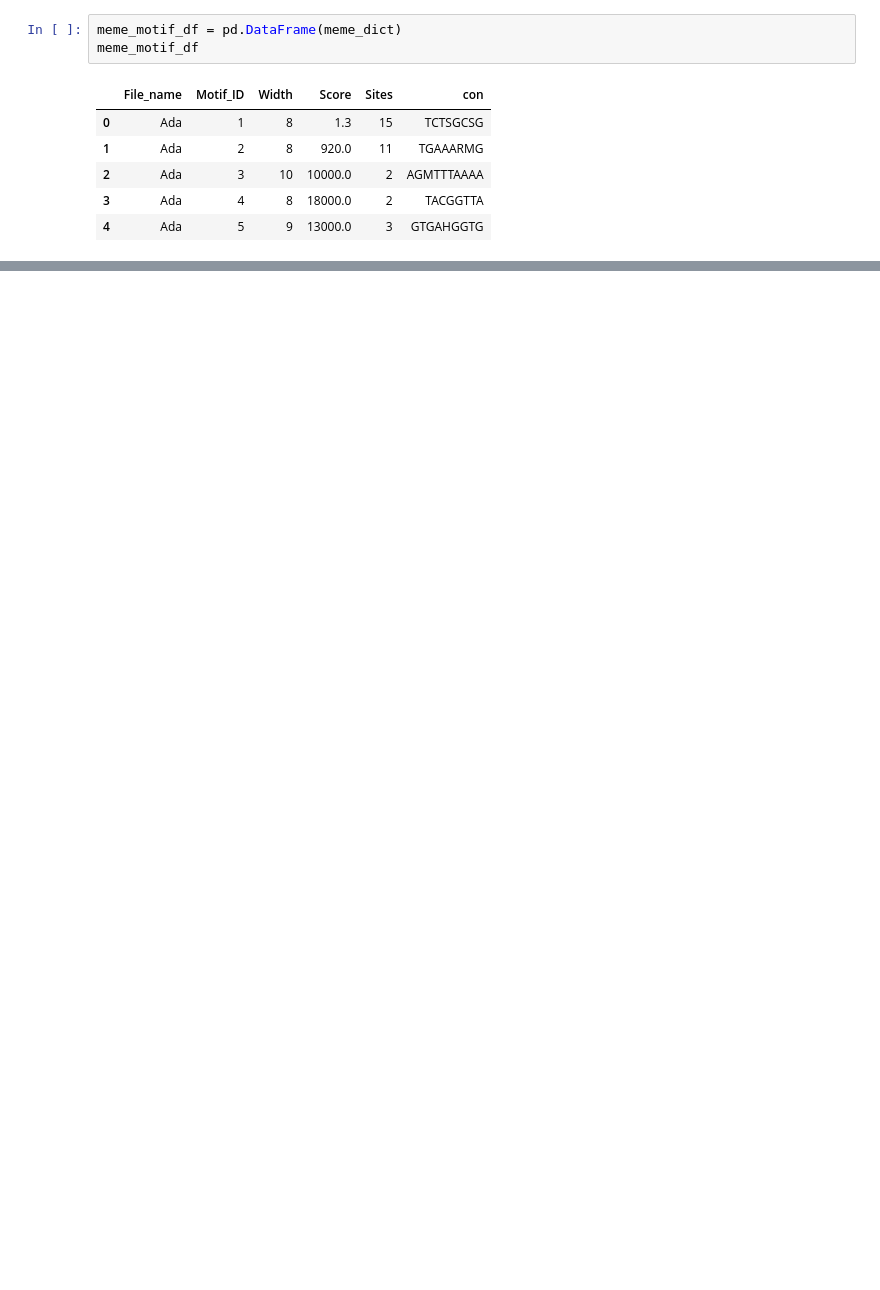
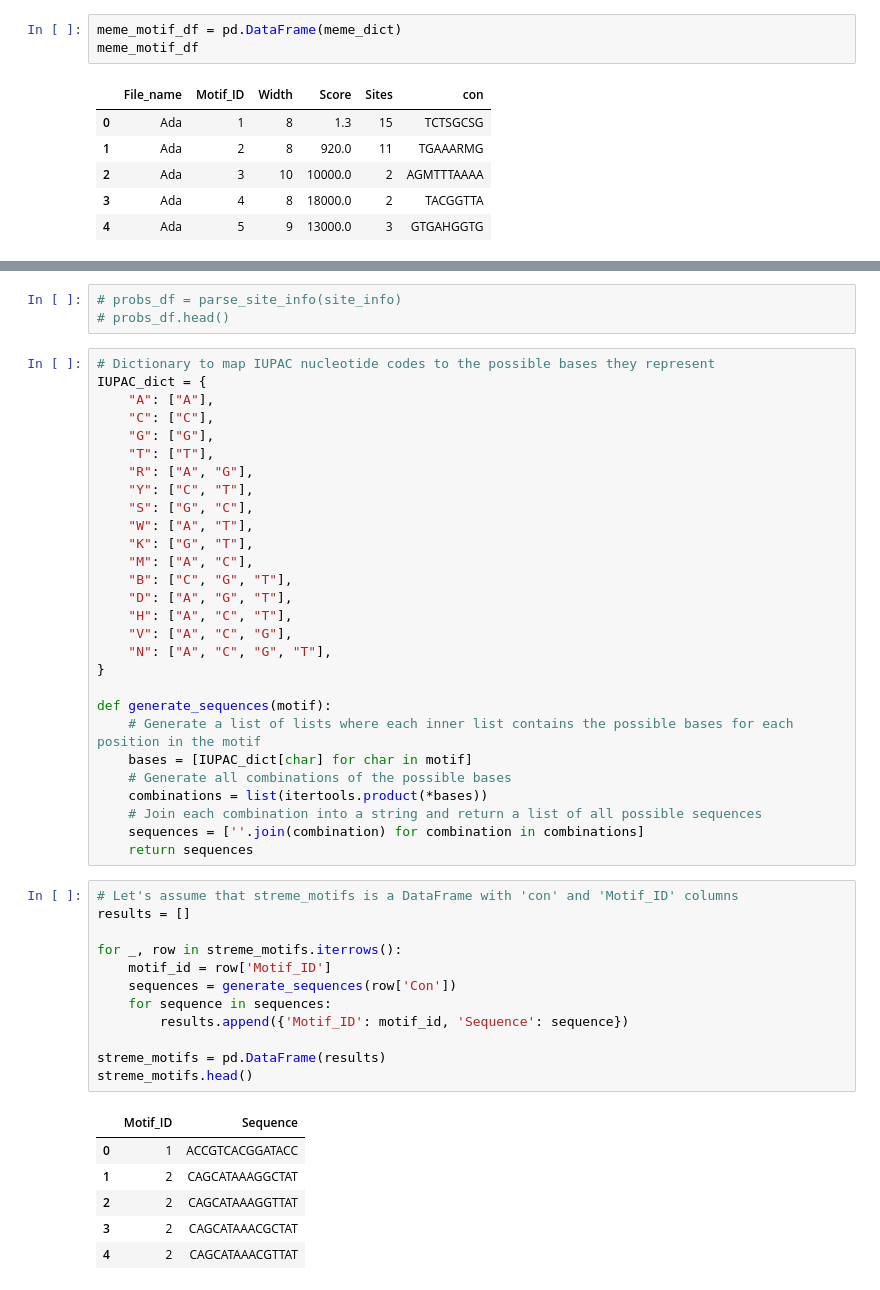
Before and after one commit to SpyrosAlvanakis/Molecular_Algorithms_project, a Jupyter notebook: Regex_for_outputs.ipynb, the cells around one changed output, grey strips where cells are left out. Cells and saved outputs as stored; diff of their text form; blank space fills up the shorter version.

```diff
--- a/Regex_for_outputs.ipynb
+++ b/Regex_for_outputs.ipynb
@@ -332,0 +414,50 @@ pd.DataFrame(meme_site_dict)
+# %%
+# probs_df = parse_site_info(site_info)
+# probs_df.head()
+# %%
+# Dictionary to map IUPAC nucleotide codes to the possible bases they represent
+IUPAC_dict = {
+    "A": ["A"],
+    "C": ["C"],
+    "G": ["G"],
+    "T": ["T"],
+    "R": ["A", "G"],
+    "Y": ["C", "T"],
+    "S": ["G", "C"],
+    "W": ["A", "T"],
+    "K": ["G", "T"],
+    "M": ["A", "C"],
+    "B": ["C", "G", "T"],
+    "D": ["A", "G", "T"],
+    "H": ["A", "C", "T"],
+    "V": ["A", "C", "G"],
+    "N": ["A", "C", "G", "T"],
+}
+
+def generate_sequences(motif):
+    # Generate a list of lists where each inner list contains the possible bases for each position in the motif
+    bases = [IUPAC_dict[char] for char in motif]
+    # Generate all combinations of the possible bases
+    combinations = list(itertools.product(*bases))
+    # Join each combination into a string and return a list of all possible sequences
+    sequences = [''.join(combination) for combination in combinations]
+    return sequences
+# %%
+# Let's assume that streme_motifs is a DataFrame with 'con' and 'Motif_ID' columns
+results = []
+
+for _, row in streme_motifs.iterrows():
+    motif_id = row['Motif_ID']
+    sequences = generate_sequences(row['Con'])
+    for sequence in sequences:
+        results.append({'Motif_ID': motif_id, 'Sequence': sequence})
+
+streme_motifs = pd.DataFrame(results)
+streme_motifs.head()
+# %% [output]
+|  | Motif_ID | Sequence |
+| 0 | 1 | ACCGTCACGGATACC |
+| 1 | 2 | CAGCATAAAGGCTAT |
+| 2 | 2 | CAGCATAAAGGTTAT |
+| 3 | 2 | CAGCATAAACGCTAT |
+| 4 | 2 | CAGCATAAACGTTAT |
```
Also changed, not shown: parts of 10 cells of this notebook.
